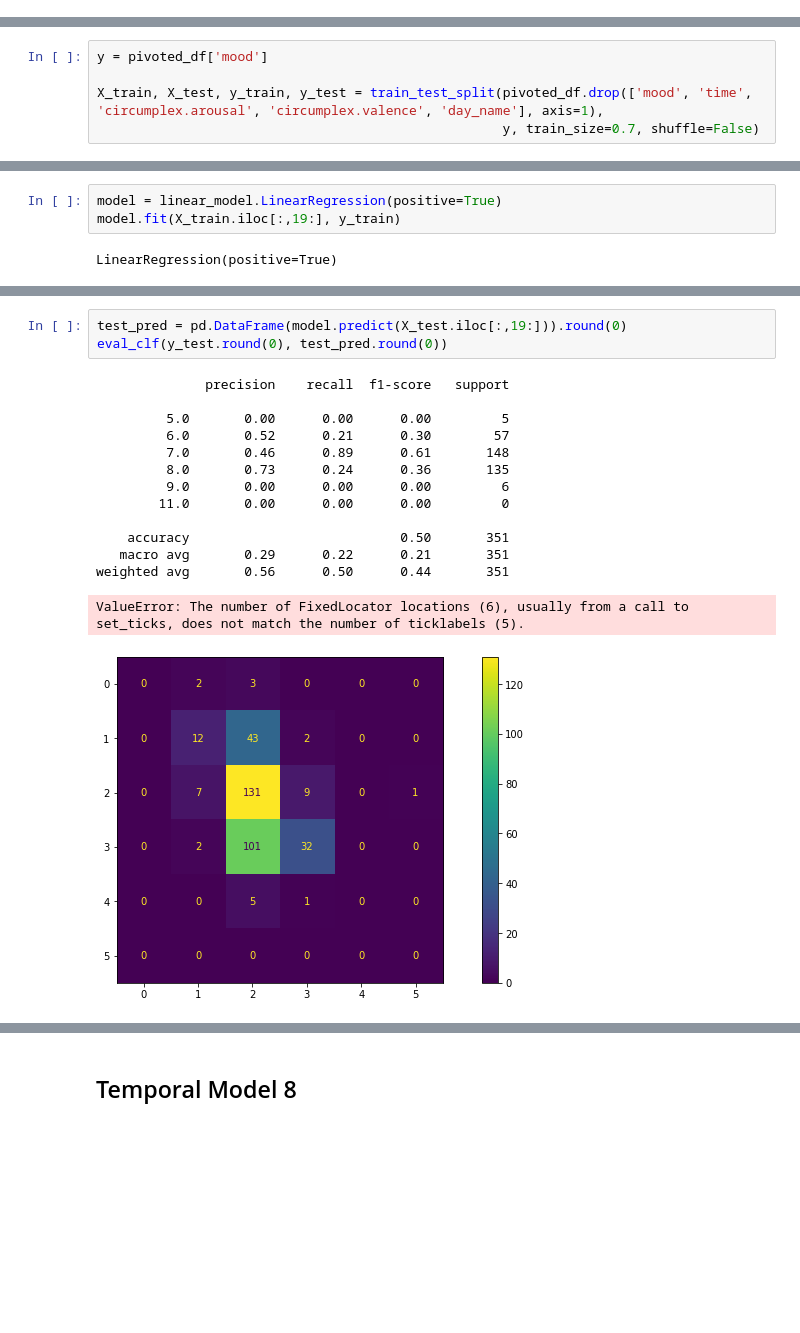
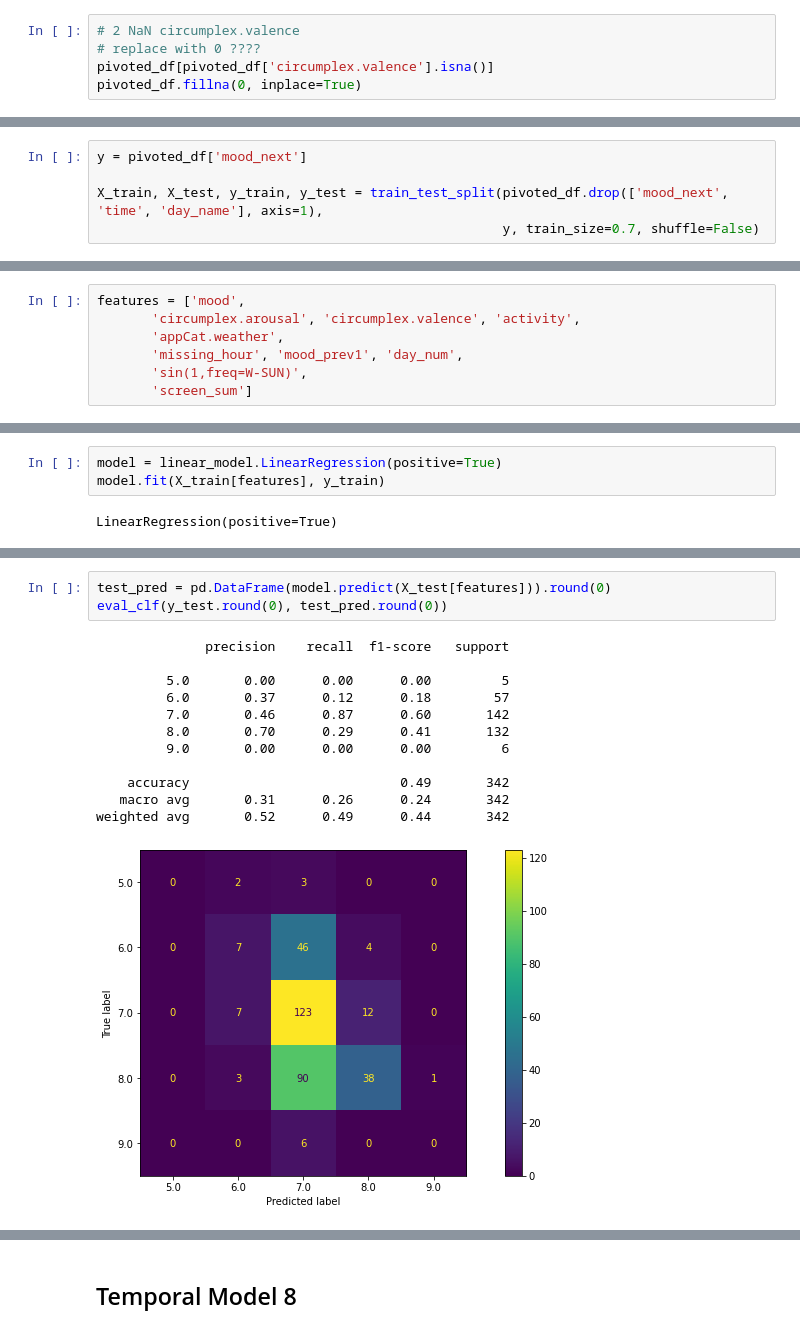
Before and after one commit to OlegBEZb/Data_Mining_assignment_1, a Jupyter notebook: Assignment_1.ipynb, the cells around one changed output, grey strips where cells are left out. Cells and saved outputs as stored; diff of their text form; blank space fills up the shorter version.

Commit message:
corrected target column (now its mood_next)

```diff
--- a/Assignment_1.ipynb
+++ b/Assignment_1.ipynb
@@ -398,6 +401,11 @@ pivoted_df.drop('trend', axis=1, inplace=True)
 # ordinal time encoding
 #enc = ce.OrdinalEncoder(cols=['time'])
 #pivoted_df = enc.fit_transform(pivoted_df)
+# %%
+# 2 NaN circumplex.valence
+# replace with 0 ????
+pivoted_df[pivoted_df['circumplex.valence'].isna()]
+pivoted_df.fillna(0, inplace=True)
 # %%
 pivoted_df.head(50)
 # %% [output]
@@ -476,7 +484,7 @@ pivoted_df['mood'].hist();
 # %%
-y = pivoted_df['mood']
+y = pivoted_df['mood_next']
 
-X_train, X_test, y_train, y_test = train_test_split(pivoted_df.drop(['mood', 'time', 'circumplex.arousal', 'circumplex.valence', 'day_name'], axis=1),
+X_train, X_test, y_train, y_test = train_test_split(pivoted_df.drop(['mood_next', 'time', 'day_name'], axis=1),
                                                     y, train_size=0.7, shuffle=False)
 # %% [markdown]
 ## Feature engineering
@@ -746,0 +769,7 @@ array([[-1.14352028, -0.18270866, -0.92175824, ...,  0.87438594,
+# %%
+features = ['mood',
+       'circumplex.arousal', 'circumplex.valence', 'activity',
+       'appCat.weather',
+       'missing_hour', 'mood_prev1', 'day_num',
+       'sin(1,freq=W-SUN)',
+       'screen_sum']
@@ -747,6 +796,6 @@ array([[-1.14352028, -0.18270866, -0.92175824, ...,  0.87438594,
 # %%
 model = linear_model.LinearRegression(positive=True)
-model.fit(X_train.iloc[:,19:], y_train)
+model.fit(X_train[features], y_train)
 # %% [output]
 LinearRegression(positive=True)
 # %%
@@ -769,19 +818,17 @@ weighted avg       0.53      0.56      0.49       816
 [figure]
 # %%
-test_pred = pd.DataFrame(model.predict(X_test.iloc[:,19:])).round(0)
+test_pred = pd.DataFrame(model.predict(X_test[features])).round(0)
 eval_clf(y_test.round(0), test_pred.round(0))
 # %% [output]
               precision    recall  f1-score   support
 
          5.0       0.00      0.00      0.00         5
-         6.0       0.52      0.21      0.30        57
-         7.0       0.46      0.89      0.61       148
-         8.0       0.73      0.24      0.36       135
+         6.0       0.37      0.12      0.18        57
+         7.0       0.46      0.87      0.60       142
+         8.0       0.70      0.29      0.41       132
          9.0       0.00      0.00      0.00         6
-        11.0       0.00      0.00      0.00         0
 
-    accuracy                           0.50       351
-   macro avg       0.29      0.22      0.21       351
-weighted avg       0.56      0.50      0.44       351
+    accuracy                           0.49       342
+   macro avg       0.31      0.26      0.24       342
+weighted avg       0.52      0.49      0.44       342
-ValueError: The number of FixedLocator locations (6), usually from a call to set_ticks, does not match the number of ticklabels (5).
-[figure, old version]
+[figure, new version]
```
Also changed, not shown: parts of 33 cells of this notebook.
